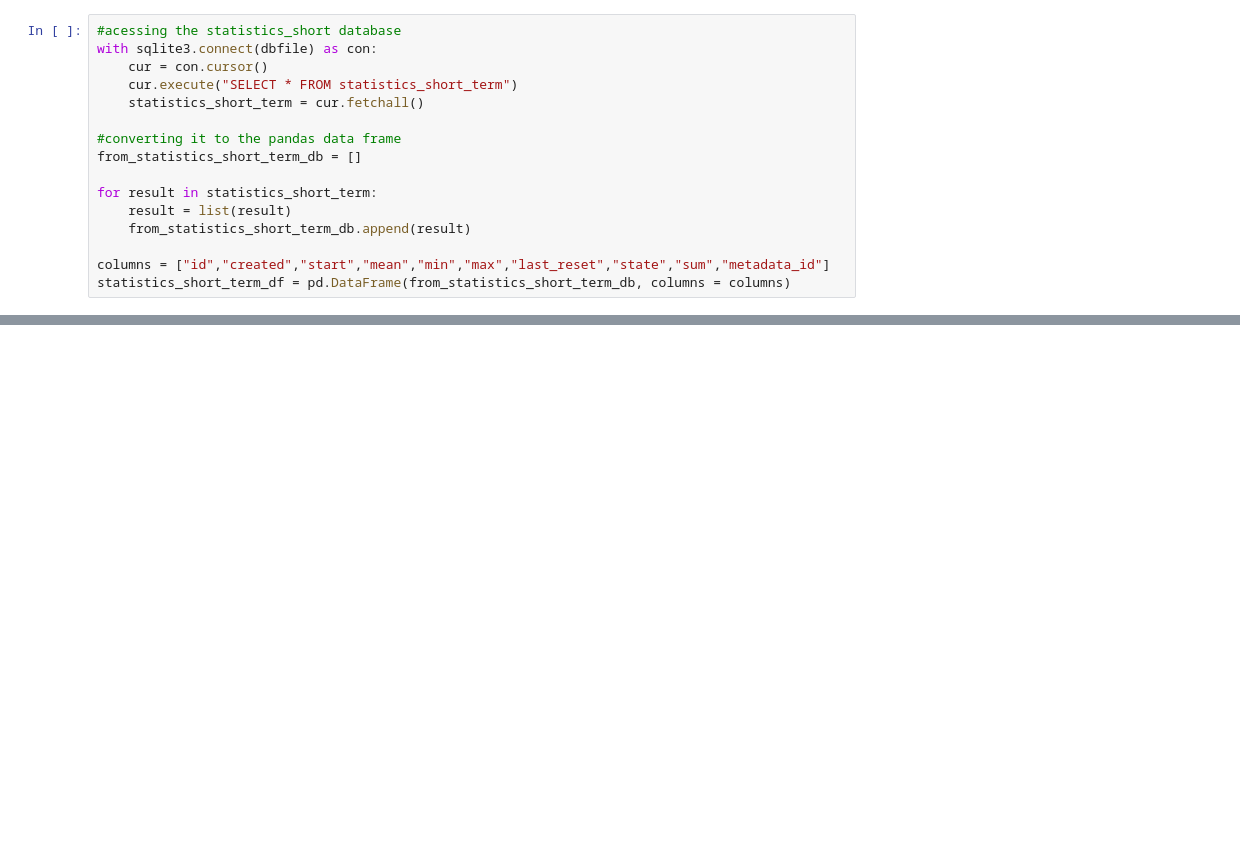
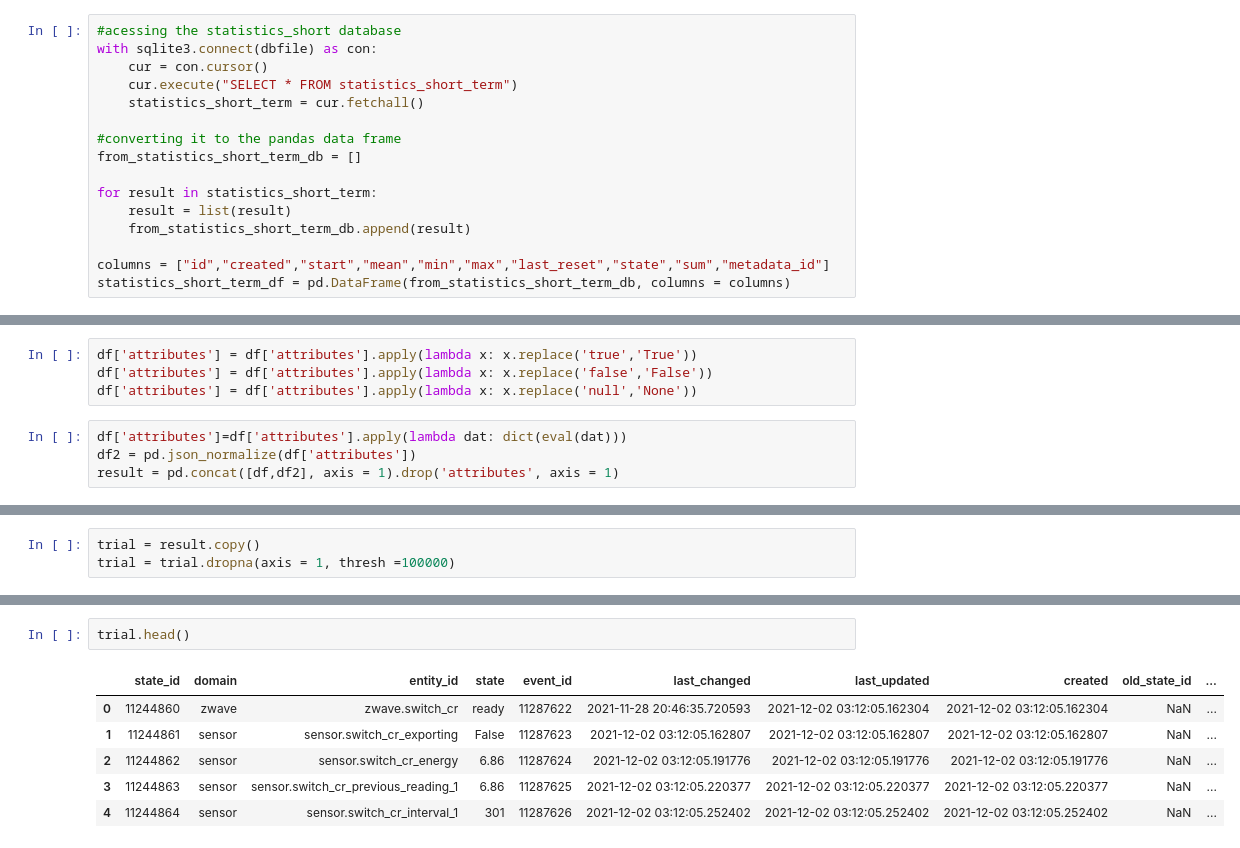
Before and after one commit to sonyaarom/Seminar-Information-Systems, a Jupyter notebook: getting_the_data.ipynb, the cells around one changed output, grey strips where cells are left out. Cells and saved outputs as stored; diff of their text form; blank space fills up the shorter version.

```diff
--- a/getting_the_data.ipynb
+++ b/getting_the_data.ipynb
@@ -151,0 +195,8 @@ The shape of datasets:
+# %%
+df['attributes'] = df['attributes'].apply(lambda x: x.replace('true','True'))
+df['attributes'] = df['attributes'].apply(lambda x: x.replace('false','False'))
+df['attributes'] = df['attributes'].apply(lambda x: x.replace('null','None'))
+# %%
+df['attributes']=df['attributes'].apply(lambda dat: dict(eval(dat)))
+df2 = pd.json_normalize(df['attributes'])
+result = pd.concat([df,df2], axis = 1).drop('attributes', axis = 1)
@@ -151,0 +213,3 @@ The shape of datasets:
+# %%
+trial = result.copy()
+trial = trial.dropna(axis = 1, thresh =100000)
@@ -151,0 +236,9 @@ The shape of datasets:
+# %%
+trial.head()
+# %% [output]
+|  | state_id | domain | entity_id | state | event_id | last_changed | last_updated | created | old_state_id | ... |
+| 0 | 11244860 | zwave | zwave.switch_cr | ready | 11287622 | 2021-11-28 20:46:35.720593 | 2021-12-02 03:12:05.162304 | 2021-12-02 03:12:05.162304 | NaN | ... |
+| 1 | 11244861 | sensor | sensor.switch_cr_exporting | False | 11287623 | 2021-12-02 03:12:05.162807 | 2021-12-02 03:12:05.162807 | 2021-12-02 03:12:05.162807 | NaN | ... |
+| 2 | 11244862 | sensor | sensor.switch_cr_energy | 6.86 | 11287624 | 2021-12-02 03:12:05.191776 | 2021-12-02 03:12:05.191776 | 2021-12-02 03:12:05.191776 | NaN | ... |
+| 3 | 11244863 | sensor | sensor.switch_cr_previous_reading_1 | 6.86 | 11287625 | 2021-12-02 03:12:05.220377 | 2021-12-02 03:12:05.220377 | 2021-12-02 03:12:05.220377 | NaN | ... |
+| 4 | 11244864 | sensor | sensor.switch_cr_interval_1 | 301 | 11287626 | 2021-12-02 03:12:05.252402 | 2021-12-02 03:12:05.252402 | 2021-12-02 03:12:05.252402 | NaN | ... |
```
Also changed, not shown: parts of 19 cells of this notebook.
